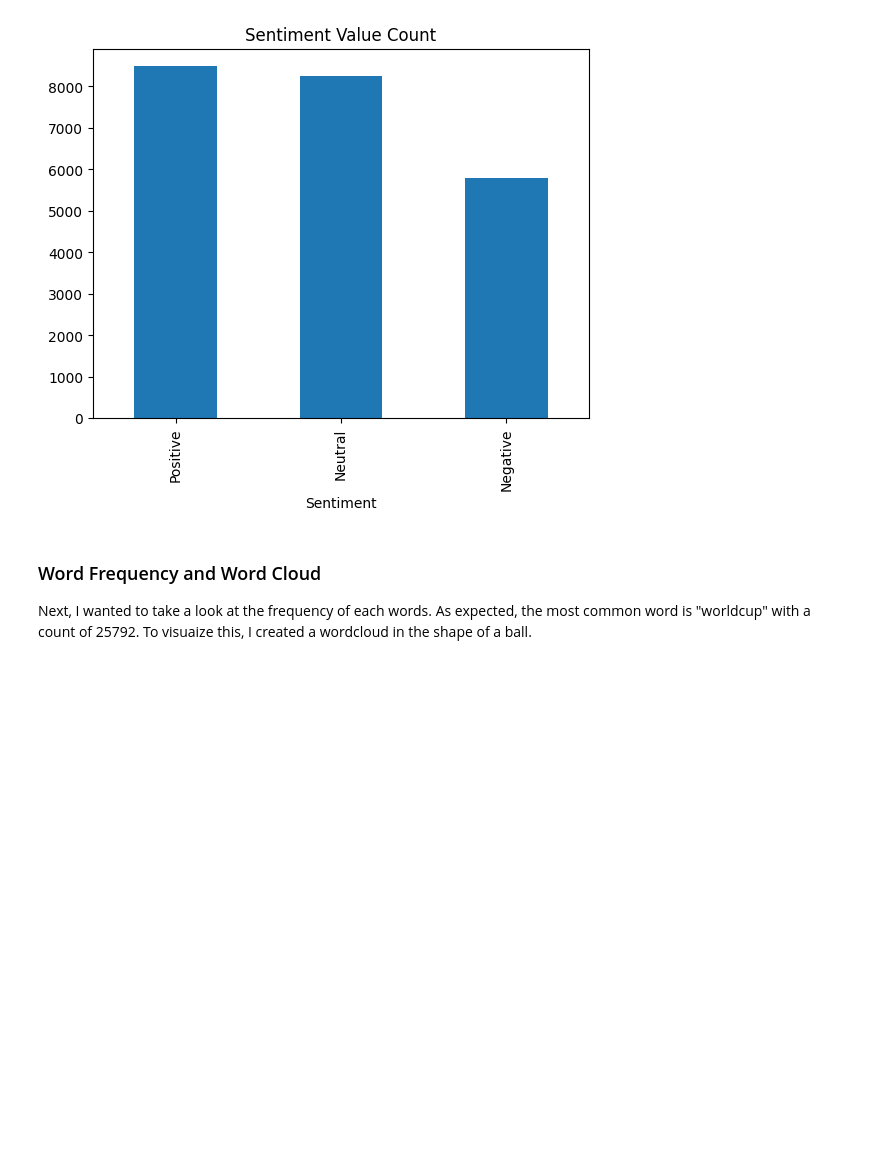
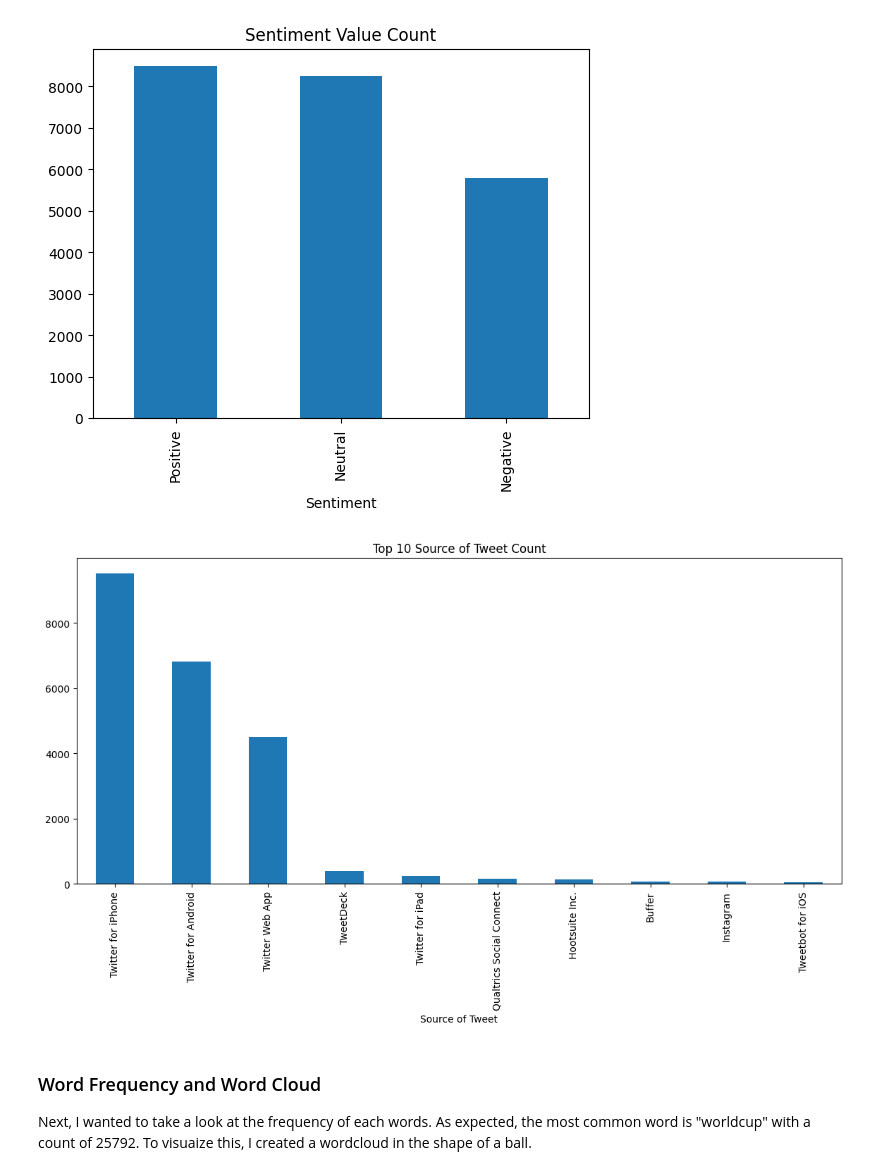
Before and after one commit to Mr-Chang95/FIFA-Sentiment-Analysis, a Jupyter notebook: fifa_sentiment_analysis.ipynb, the cells around one changed output. Drawn from its saved outputs; the diff is of its cells as text; code cells hidden in the pictures; blank space fills up the shorter version.

Commit message:
Add more visuals and comments

```diff
--- a/fifa_sentiment_analysis.ipynb
+++ b/fifa_sentiment_analysis.ipynb
@@ -172,6 +170,14 @@ plt.title("Sentiment Value Count")
 plt.show();
 # %% [output]
 [figure]
+# %%
+plt.figure(figsize=(14, 6))
+
+df['Source of Tweet'].value_counts().head(10).plot(kind = 'bar')
+plt.title("Top 10 Source of Tweet Count")
+plt.show();
+# %% [output]
+[figure, added]
 # %% [markdown]
 ### Word Frequency and Word Cloud
 
```
Also changed, not shown: parts of 2 cells of this notebook.
